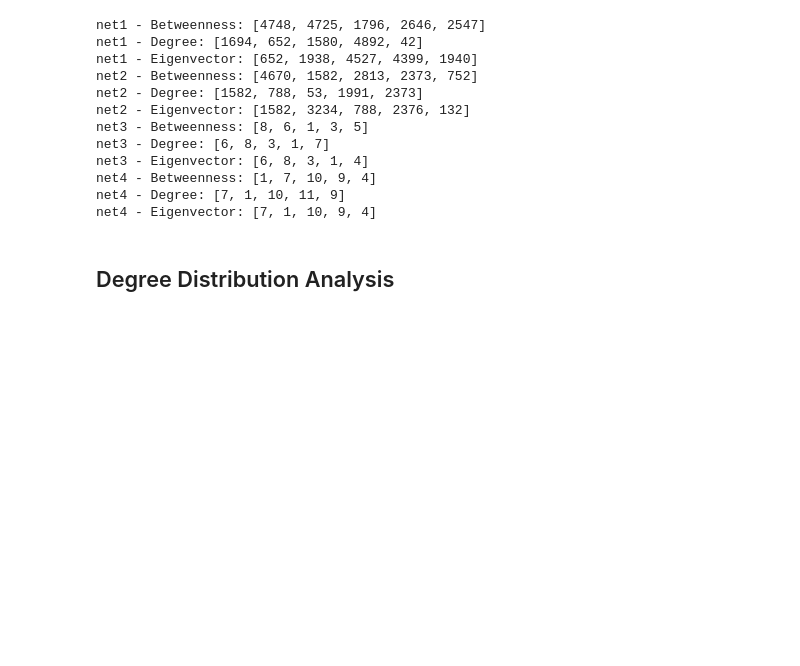
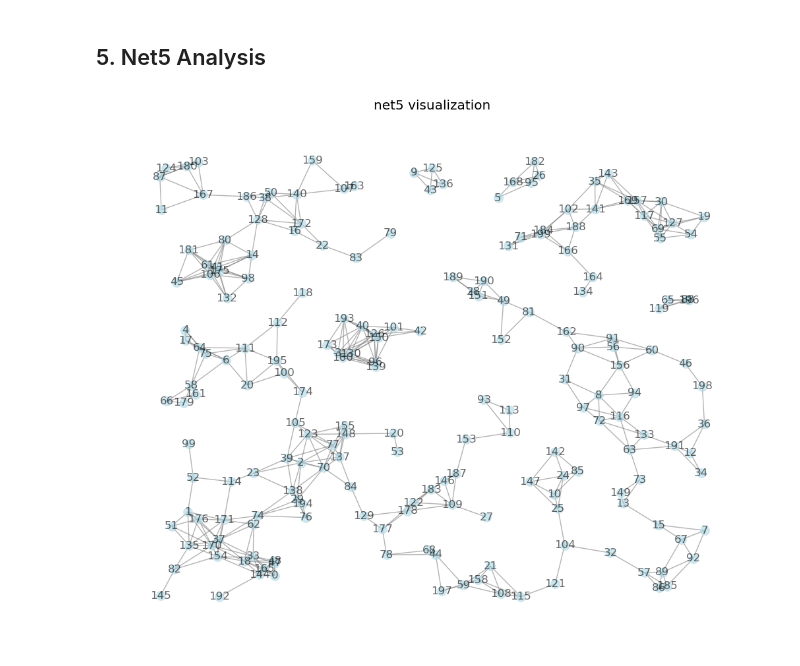
Before and after one commit to marcellorussox/ComplexNets-A1-Analysis, a Jupyter notebook: Network_Analysis.ipynb, the cells around one changed output. Saved outputs shown, nothing was run; the diff lists cells and outputs as text; code cells hidden in the pictures; blank space fills up the shorter version.

```diff
--- a/Network_Analysis.ipynb
+++ b/Network_Analysis.ipynb
@@ -13 +24,11 @@ metrics = []
+# %%
+def load_network(net_name: str) -> nx.Graph:
+    """Carica una rete convertendo nodi a interi e rimuovendo multipli"""
+    G = nx.read_pajek(f'data/{net_name}.net')
+    G = nx.Graph(G)  # Converti a grafo semplice
+    G = nx.convert_node_labels_to_integers(G)
+    return G
+
+# Cache per le reti
+networks = {net: load_network(net) for net in tqdm(NETWORKS, desc='Loading networks')}
 # %% [markdown]
@@ -78,41 +63,0 @@ df_metrics.to_csv('network_metrics.csv', index=False)
-# %%
-def calculate_centralities(G):
-    """Calcolo centralità ottimizzato per reti ad anello"""
-    # Betweenness approssimato
-    betweenness = nx.betweenness_centrality(G, k=min(500, len(G)), seed=42)
-
-    # Eigenvector centrality con normalizzazione
-    try:
-        eigen = nx.eigenvector_centrality(G, max_iter=2000, tol=1e-6)
-    except nx.PowerIterationFailedConvergence:
-        eigen = {n: 0 for n in G.nodes()}
-
-    return {
-        'Betweenness': betweenness,
-        'Degree': nx.degree_centrality(G),
-        'Eigenvector': eigen
-    }
-
-centrality_results = {}
-
-for net in NETWORKS:
-    G = load_network(net)
-    centrality_results[net] = calculate_centralities(G)
-
-    # Save top 5 nodes
-    for metric, values in centrality_results[net].items():
-        top5 = sorted(values.items(), key=lambda x: -x[1])[:5]
-        print(f"{net} - {metric}: {[n[0] for n in top5]}")
-# %% [output]
-net1 - Betweenness: [4748, 4725, 1796, 2646, 2547]
-net1 - Degree: [1694, 652, 1580, 4892, 42]
-net1 - Eigenvector: [652, 1938, 4527, 4399, 1940]
-net2 - Betweenness: [4670, 1582, 2813, 2373, 752]
-net2 - Degree: [1582, 788, 53, 1991, 2373]
-net2 - Eigenvector: [1582, 3234, 788, 2376, 132]
-net3 - Betweenness: [8, 6, 1, 3, 5]
-net3 - Degree: [6, 8, 3, 1, 7]
-net3 - Eigenvector: [6, 8, 3, 1, 4]
-net4 - Betweenness: [1, 7, 10, 9, 4]
-net4 - Degree: [7, 1, 10, 11, 9]
-net4 - Eigenvector: [7, 1, 10, 9, 4]
@@ -119,2 +149,2 @@ net4 - Eigenvector: [7, 1, 10, 9, 4]
 # %% [markdown]
-## Degree Distribution Analysis
+## 5. Net5 Analysis
@@ -147,0 +151,26 @@ for net in NETWORKS:
+# %%
+import networkx as nx
+import numpy as np
+import matplotlib.pyplot as plt
+
+def visualize_net5():
+    """Carica e visualizza la rete spaziale net5 con le posizioni corrette."""
+    # Carica la rete
+    G = load_network('net5')
+
+    # Carica posizioni dei nodi
+    pos = np.loadtxt('data/positions_net5.txt', skiprows=1)
+    pos_dict = {int(row[0]): (row[1], row[2]) for row in pos}
+
+    # Disegna la rete
+    plt.figure(figsize=(10, 8))
+    nx.draw(G, pos=pos_dict, with_labels=True, node_size=100, node_color='lightblue', edge_color='gray', alpha=0.6)
+
+    # Mostra il grafico
+    plt.title("net5 visualization")
+    plt.show()
+
+# Chiamata alla funzione
+visualize_net5()
+# %% [output]
+[figure, added]
```
Also changed, not shown: parts of 14 cells of this notebook.
